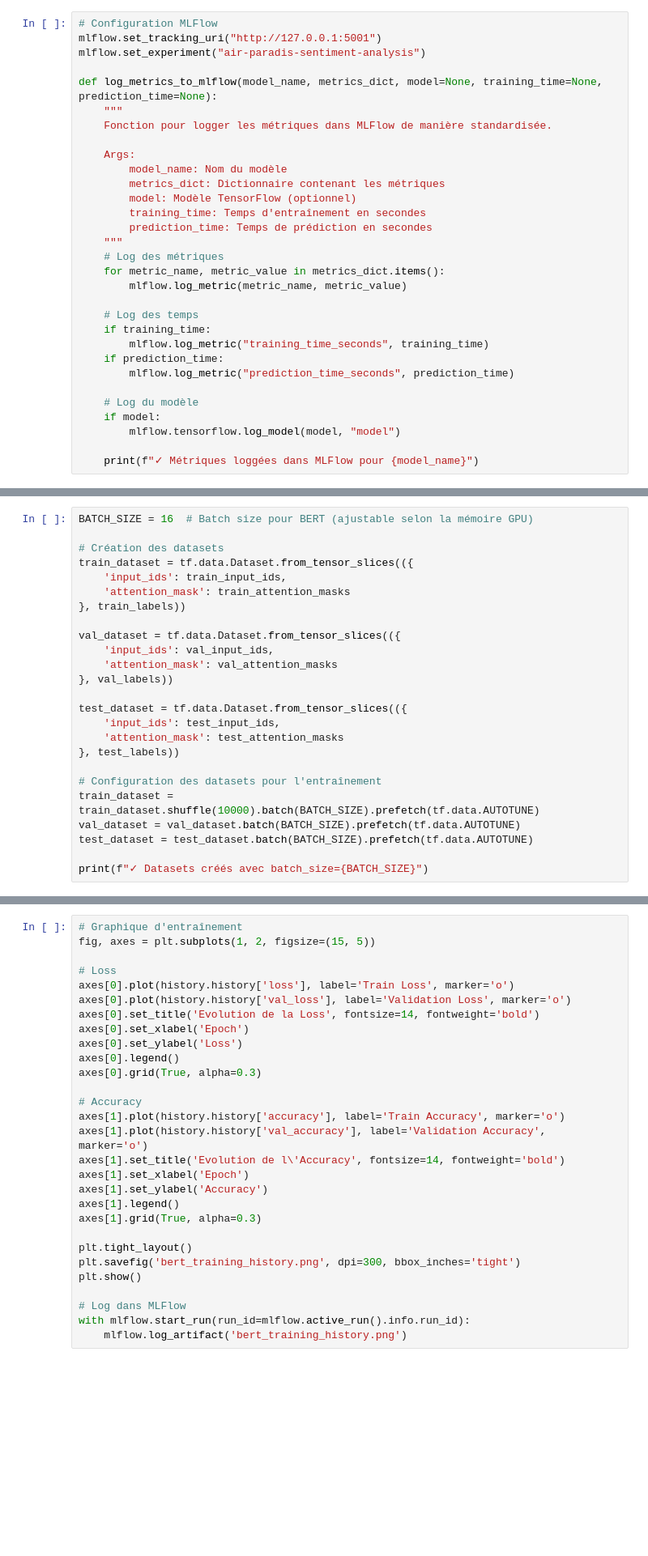
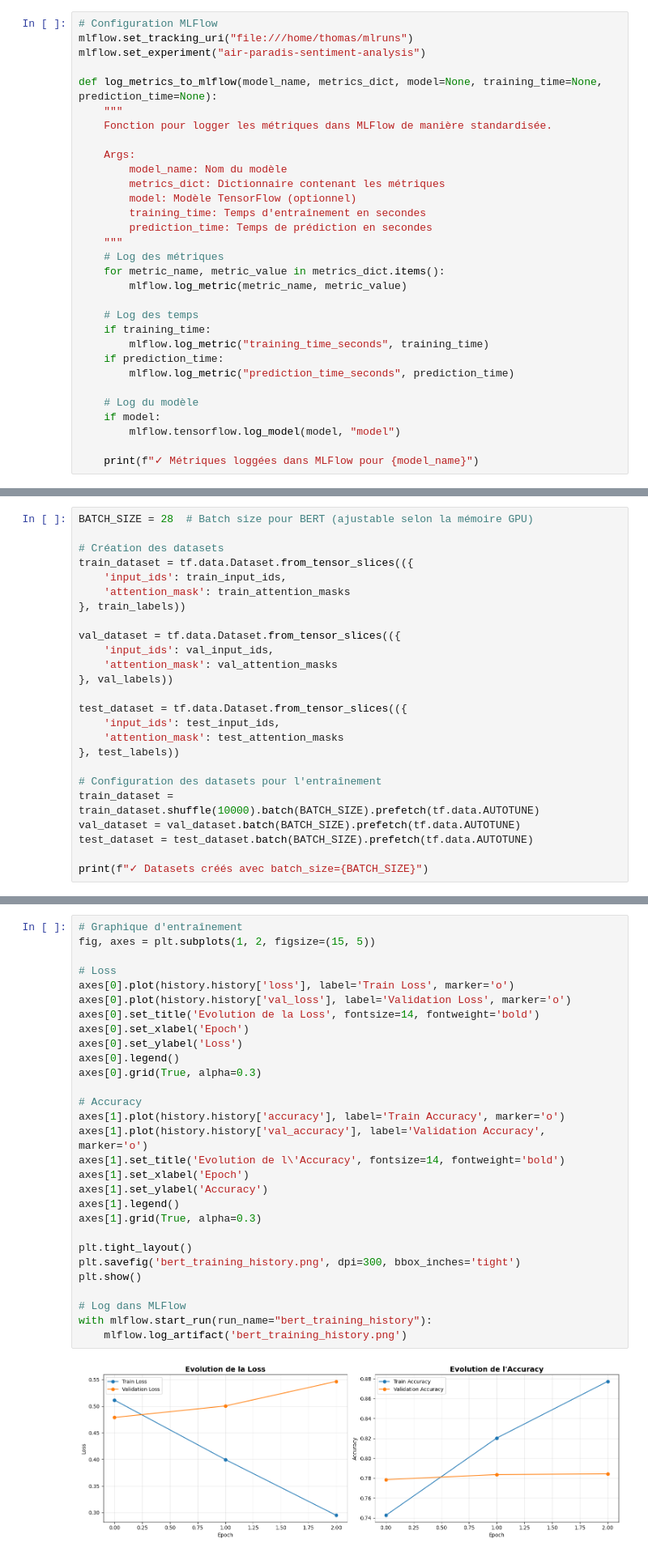
Before and after one commit to tminichetti/openclassrooms-projet7, a Jupyter notebook: notebooks/05_modele_bert.ipynb, the cells around one changed output, grey strips where cells are left out. Shown at 81% size. Cells and saved outputs as stored; diff of their text form; blank space fills up the shorter version.

```diff
--- a/notebooks/05_modele_bert.ipynb
+++ b/notebooks/05_modele_bert.ipynb
@@ -46,7 +56,7 @@ print(f"GPU disponible: {tf.config.list_physical_devices('GPU')}")
 ## 2. Configuration MLFlow
 # %%
 # Configuration MLFlow
-mlflow.set_tracking_uri("http://127.0.0.1:5001")
+mlflow.set_tracking_uri("file:///home/thomas/mlruns")
 mlflow.set_experiment("air-paradis-sentiment-analysis")
 
 def log_metrics_to_mlflow(model_name, metrics_dict, model=None, training_time=None, prediction_time=None):
@@ -164,7 +203,7 @@ print(f"Attention mask: {train_attention_masks[0][:20]}...")  # Premiers 20 masq
 # %% [markdown]
 ## 5. Création des Datasets TensorFlow
 # %%
-BATCH_SIZE = 16  # Batch size pour BERT (ajustable selon la mémoire GPU)
+BATCH_SIZE = 28  # Batch size pour BERT (ajustable selon la mémoire GPU)
 
 # Création des datasets
 train_dataset = tf.data.Dataset.from_tensor_slices(({
@@ -286,32 +359,34 @@ with mlflow.start_run(run_name="BERT-base-uncased"):
 # %%
 # Graphique d'entraînement
 fig, axes = plt.subplots(1, 2, figsize=(15, 5))
 
 # Loss
 axes[0].plot(history.history['loss'], label='Train Loss', marker='o')
 axes[0].plot(history.history['val_loss'], label='Validation Loss', marker='o')
 axes[0].set_title('Evolution de la Loss', fontsize=14, fontweight='bold')
 axes[0].set_xlabel('Epoch')
 axes[0].set_ylabel('Loss')
 axes[0].legend()
 axes[0].grid(True, alpha=0.3)
 
 # Accuracy
 axes[1].plot(history.history['accuracy'], label='Train Accuracy', marker='o')
 axes[1].plot(history.history['val_accuracy'], label='Validation Accuracy', marker='o')
 axes[1].set_title('Evolution de l\'Accuracy', fontsize=14, fontweight='bold')
 axes[1].set_xlabel('Epoch')
 axes[1].set_ylabel('Accuracy')
 axes[1].legend()
 axes[1].grid(True, alpha=0.3)
 
 plt.tight_layout()
 plt.savefig('bert_training_history.png', dpi=300, bbox_inches='tight')
 plt.show()
 
 # Log dans MLFlow
-with mlflow.start_run(run_id=mlflow.active_run().info.run_id):
+with mlflow.start_run(run_name="bert_training_history"):
     mlflow.log_artifact('bert_training_history.png')
+# %% [output]
+[figure, added]
 # %% [markdown]
 ## 9. Évaluation sur le Set de Validation
 # %%
```
Also changed, not shown: parts of 12 cells of this notebook, 4 other files.
